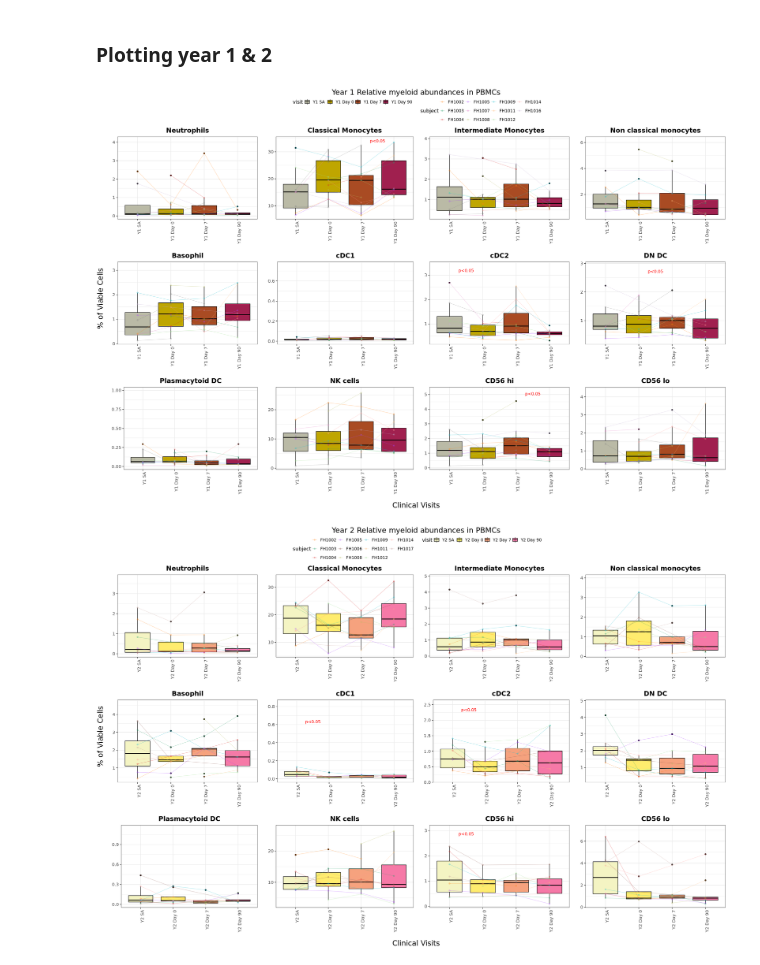
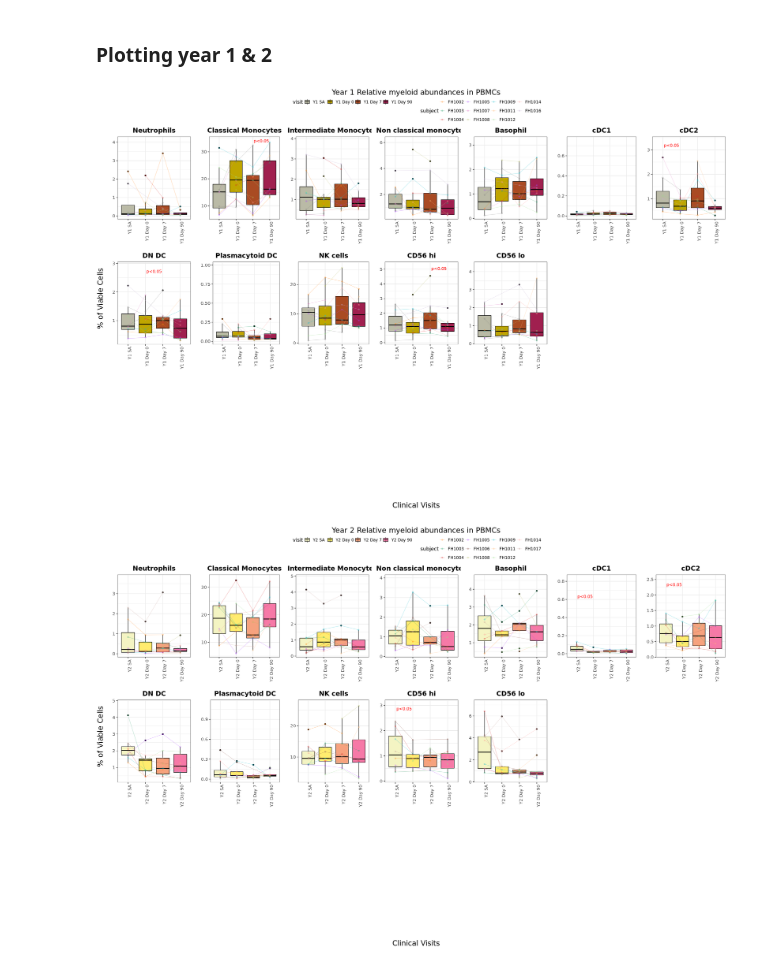
Before and after one commit to kevin-lee-aifi/pbmc_flow, a Jupyter notebook: notebooks/flu_response_longitudinal/myeloid_flu_response_longitudinal.ipynb, the cells around one changed output. Saved outputs shown, nothing was run; the diff lists cells and outputs as text; code cells hidden in the pictures.

```diff
--- a/notebooks/flu_response_longitudinal/myeloid_flu_response_longitudinal.ipynb
+++ b/notebooks/flu_response_longitudinal/myeloid_flu_response_longitudinal.ipynb
@@ -17,7 +17,6 @@ suppressPackageStartupMessages({
 home <- "/home/workspace/"
 path <- "pbmc_flow/data/NDMM PM1 data - Statistics(in).csv"
 util <- "pbmc_flow/utils.R"
-data <- read.csv(file.path(home, path))
 
 source(file.path(home, util))
 
@@ -148,33 +143,36 @@ duplicate_counts <- aggregate(df$cell_type_frac_total,
                             by = list(subject = df$subject, visit = df$visit, cell = df$cell),
                             FUN = length)
 names(duplicate_counts)[4] <- "N"
 duplicate_combos <- unique(duplicate_counts[duplicate_counts$N > 1, c("subject", "visit")])
 df <- df[!paste(df$subject, df$visit) %in% paste(duplicate_combos$subject, duplicate_combos$visit), ]
 
 df$visit <- factor(timepoint_labels[df$visit],
                   levels = c("Y1 SA", "Y1 Day 0", "Y1 Day 7", "Y1 Day 90",
                             "Y2 SA", "Y2 Day 0", "Y2 Day 7", "Y2 Day 90"))
 
 timepoints_pairs <- list(
     Y1 = list(c('Y1 SA','Y1 Day 0'), c('Y1 Day 0','Y1 Day 7'), c('Y1 Day 7', 'Y1 Day 90')),
     Y2 = list(c('Y2 SA','Y2 Day 0'), c('Y2 Day 0','Y2 Day 7'), c('Y2 Day 7', 'Y2 Day 90'))
 )
 
 create_figure <- function(pairs, title) {
     plotlist <- lapply(unique(df$cell), function(x) {
         testCelltype_paired(df, x, pairsOfTimes = pairs, size = 4)$Plot
     })
-    fig <- ggpubr::ggarrange(plotlist = plotlist, common.legend = TRUE, ncol = 4, nrow = 3)
+    fig <- ggpubr::ggarrange(plotlist = plotlist,
+                            common.legend = TRUE,
+                            legend.grob = get_legend(plotlist[[1]]),
+                            ncol = 7, nrow = 3)
     fig <- annotate_figure(fig, top = text_grob(title, size = 20))
     annotate_figure(fig, bottom = text_grob('Clinical Visits', size = 20),
                    left = text_grob('% of Viable Cells', size = 20, rot = 90))
 }
 
 y1_fig <- create_figure(timepoints_pairs$Y1, 'Year 1 Relative myeloid abundances in PBMCs')
 y2_fig <- create_figure(timepoints_pairs$Y2, 'Year 2 Relative myeloid abundances in PBMCs')
 
 print(y1_fig)
 print(y2_fig)
 # %% [output]
-[figure, old version]
+[figure, new version]
-[figure, old version]
+[figure, new version]
```
Also changed, not shown: parts of 2 cells of this notebook, 3 other files.
